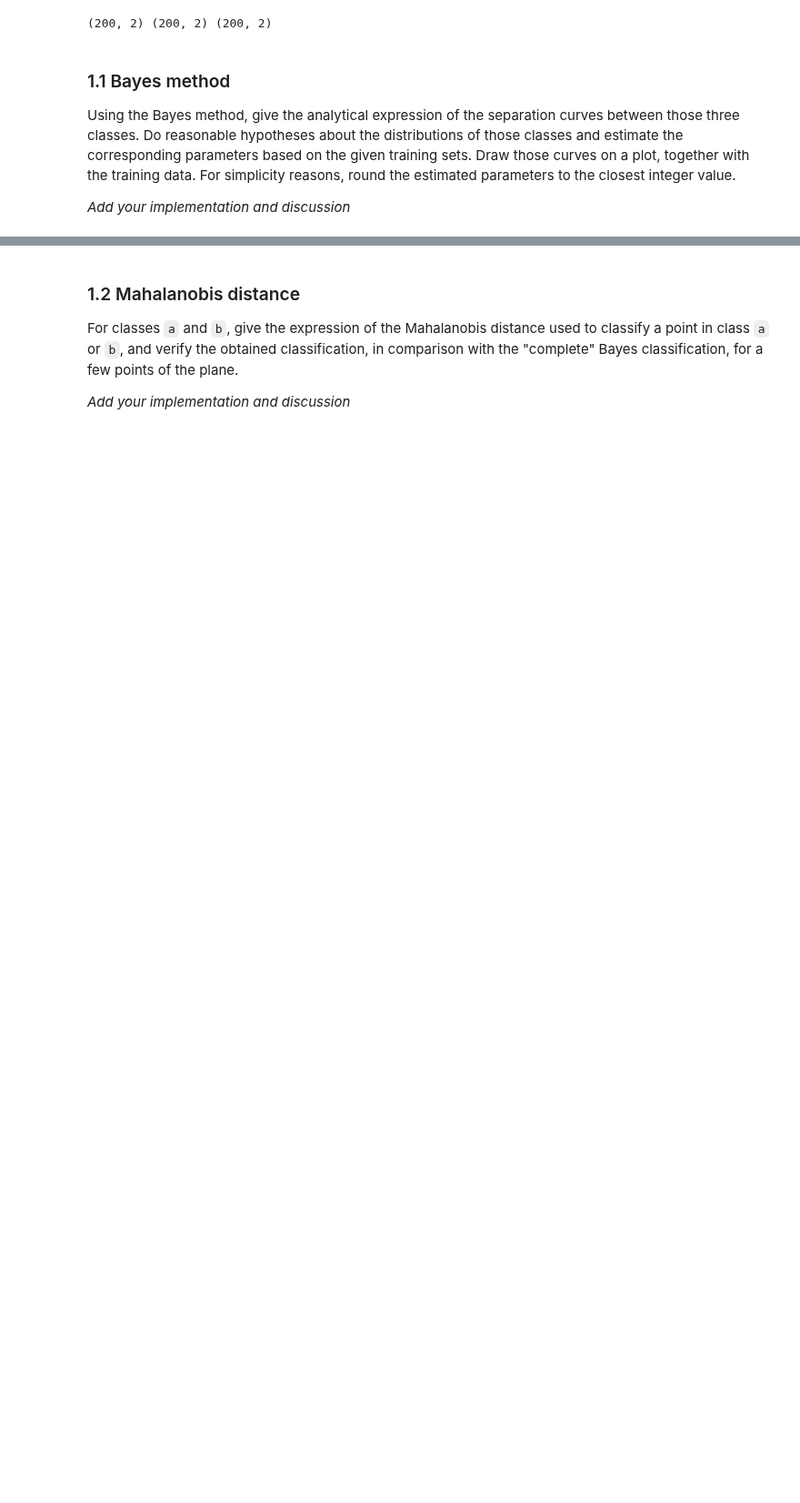
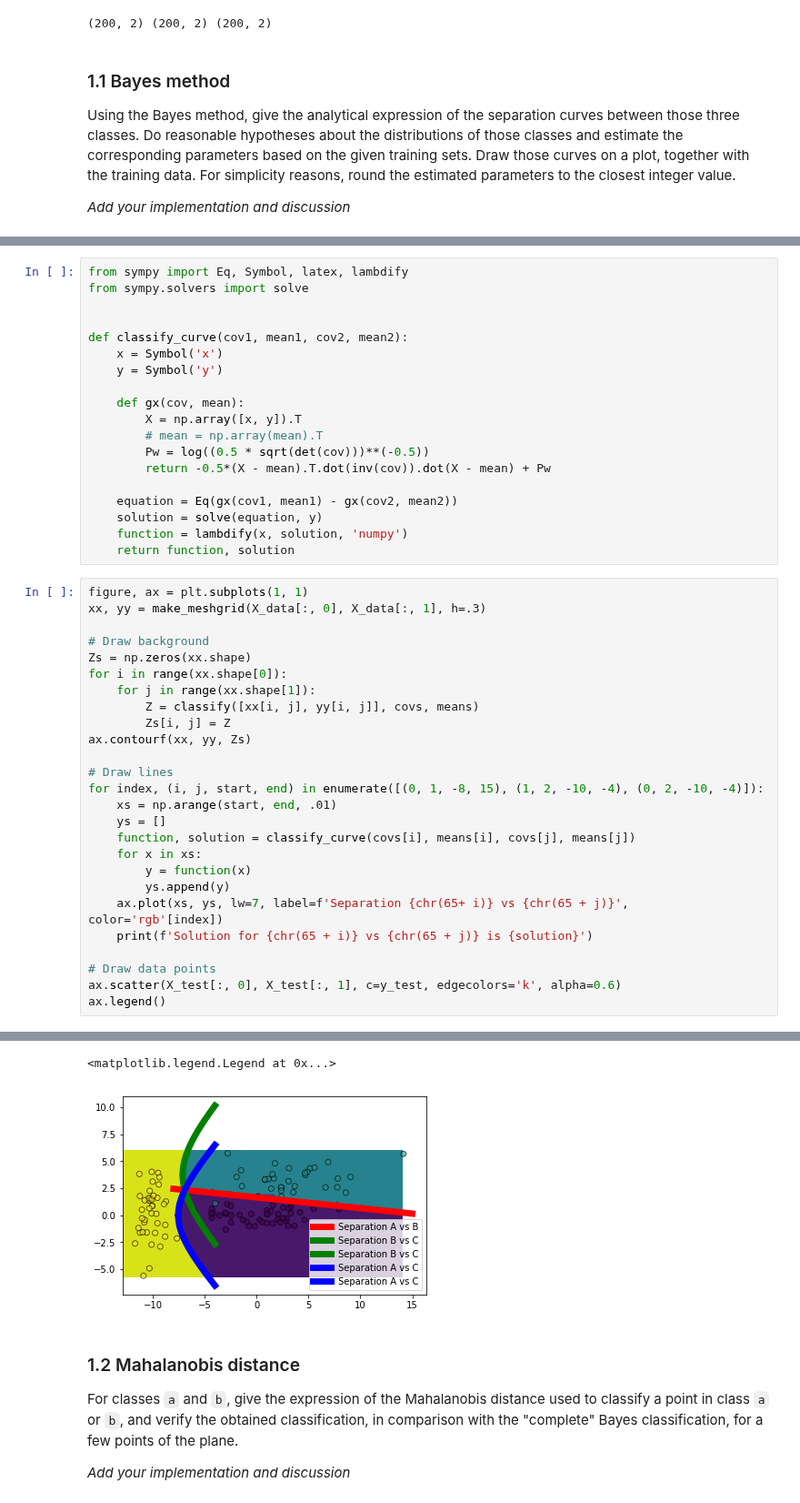
Before and after one commit to JelenaBanjac/image-analysis, a Jupyter notebook: labs/lab_03_classification.ipynb, the cells around one changed output, grey strips where cells are left out. Shown at 91% size. Saved outputs shown, nothing was run; the diff lists cells and outputs as text; blank space fills up the shorter version.

```diff
--- a/labs/lab_03_classification.ipynb
+++ b/labs/lab_03_classification.ipynb
@@ -51,0 +195,46 @@ For simplicity reasons, round the estimated parameters to the closest integer va
+# %%
+from sympy import Eq, Symbol, latex, lambdify
+from sympy.solvers import solve
+
+
+def classify_curve(cov1, mean1, cov2, mean2):
+    x = Symbol('x')
+    y = Symbol('y')
+
+    def gx(cov, mean):
+        X = np.array([x, y]).T
+        # mean = np.array(mean).T
+        Pw = log((0.5 * sqrt(det(cov)))**(-0.5))
+        return -0.5*(X - mean).T.dot(inv(cov)).dot(X - mean) + Pw
+
+    equation = Eq(gx(cov1, mean1) - gx(cov2, mean2))
+    solution = solve(equation, y)
+    function = lambdify(x, solution, 'numpy')
+    return function, solution
+# %%
+figure, ax = plt.subplots(1, 1)
+xx, yy = make_meshgrid(X_data[:, 0], X_data[:, 1], h=.3)
+
+# Draw background
+Zs = np.zeros(xx.shape)
+for i in range(xx.shape[0]):
+    for j in range(xx.shape[1]):
+        Z = classify([xx[i, j], yy[i, j]], covs, means)
+        Zs[i, j] = Z
+ax.contourf(xx, yy, Zs)
+
+# Draw lines
+for index, (i, j, start, end) in enumerate([(0, 1, -8, 15), (1, 2, -10, -4), (0, 2, -10, -4)]):
+    xs = np.arange(start, end, .01)
+    ys = []
+    function, solution = classify_curve(covs[i], means[i], covs[j], means[j])
+    for x in xs:
+        y = function(x)
+        ys.append(y)
+    ax.plot(xs, ys, lw=7, label=f'Separation {chr(65+ i)} vs {chr(65 + j)}', color='rgb'[index])
+    print(f'Solution for {chr(65 + i)} vs {chr(65 + j)} is {solution}')
+
+# Draw data points
+ax.scatter(X_test[:, 0], X_test[:, 1], c=y_test, edgecolors='k', alpha=0.6)
+ax.legend()
+# %% [output]
@@ -52,3 +244,5 @@ For simplicity reasons, round the estimated parameters to the closest integer va
+<matplotlib.legend.Legend at 0x...>
+[figure, added]
 # %% [markdown]
 ### 1.2 Mahalanobis distance
 For classes `a` and `b`, give the expression of the Mahalanobis distance used to classify a point in class `a` or `b`, and verify the obtained classification, in comparison with the "complete" Bayes classification, for a few points of the plane.
```
Also changed, not shown: parts of 9 cells of this notebook.
